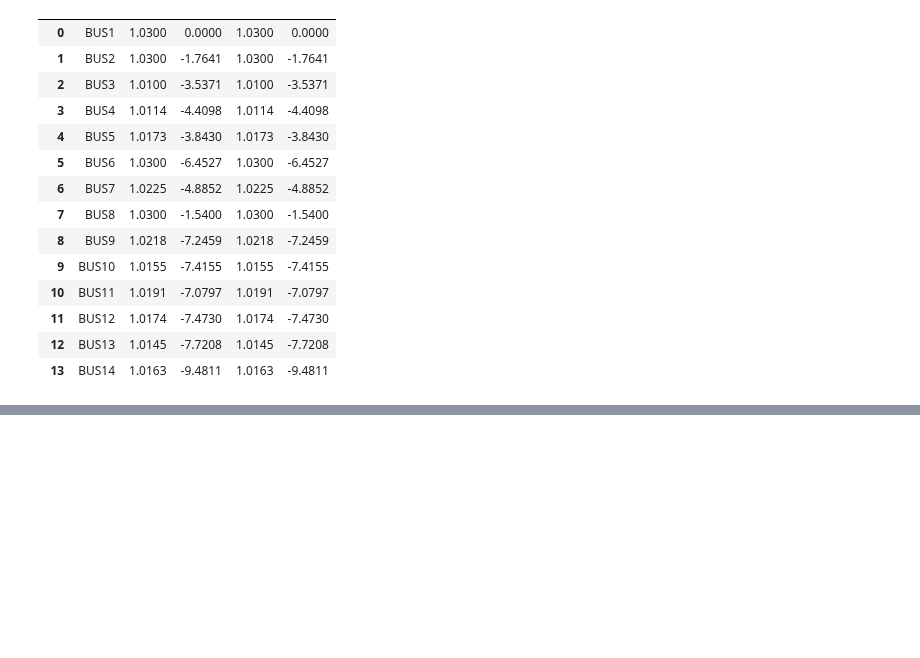
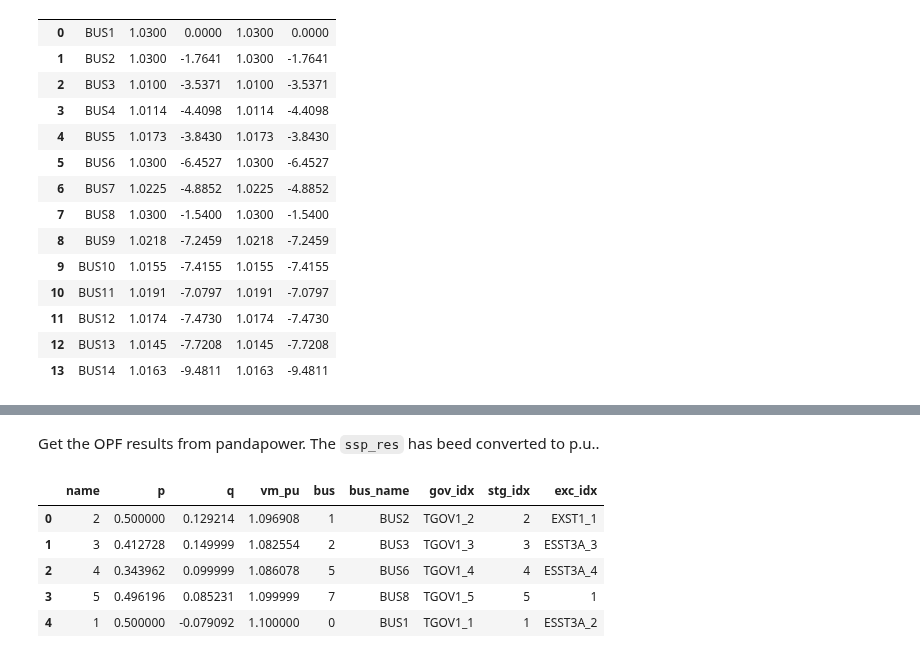
Before and after one commit to CURENT/andes, a Jupyter notebook: examples/ex11.ipynb, the cells around one changed output, grey strips where cells are left out. Saved outputs shown, nothing was run; the diff lists cells and outputs as text; code cells hidden in the pictures; blank space fills up the shorter version.

Commit message:
Refactor pandapower interface

```diff
--- a/examples/ex11.ipynb
+++ b/examples/ex11.ipynb
@@ -51,2 +52,2 @@ True
 # %%
-ssp = to_pandapower(ssa)
+ssp = to_pandapower(ss0)
@@ -125,0 +212,12 @@ pf_bus.round(4)
+# %% [markdown]
+Get the OPF results from pandapower. The `ssp_res` has beed converted to p.u..
+# %%
+ssp_res = opp_res(ssp, ssa_key)
+ssp_res
+# %% [output]
+|  | name | p | q | vm_pu | bus | bus_name | gov_idx | stg_idx | exc_idx |
+| 0 | 2 | 0.500000 | 0.129214 | 1.096908 | 1 | BUS2 | TGOV1_2 | 2 | EXST1_1 |
+| 1 | 3 | 0.412728 | 0.149999 | 1.082554 | 2 | BUS3 | TGOV1_3 | 3 | ESST3A_3 |
+| 2 | 4 | 0.343962 | 0.099999 | 1.086078 | 5 | BUS6 | TGOV1_4 | 4 | ESST3A_4 |
+| 3 | 5 | 0.496196 | 0.085231 | 1.099999 | 7 | BUS8 | TGOV1_5 | 5 | 1 |
+| 4 | 1 | 0.500000 | -0.079092 | 1.100000 | 0 | BUS1 | TGOV1_1 | 1 | ESST3A_2 |
```
Also changed, not shown: parts of 27 cells of this notebook, 2 other files.
